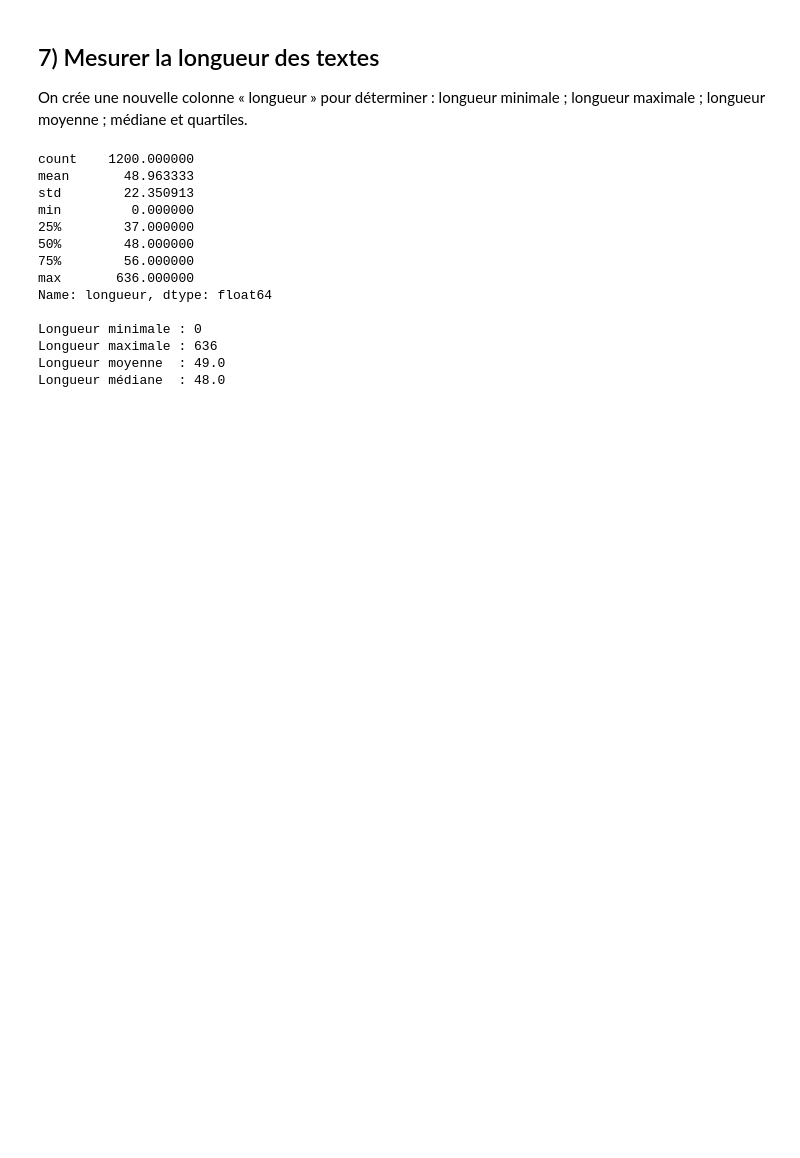
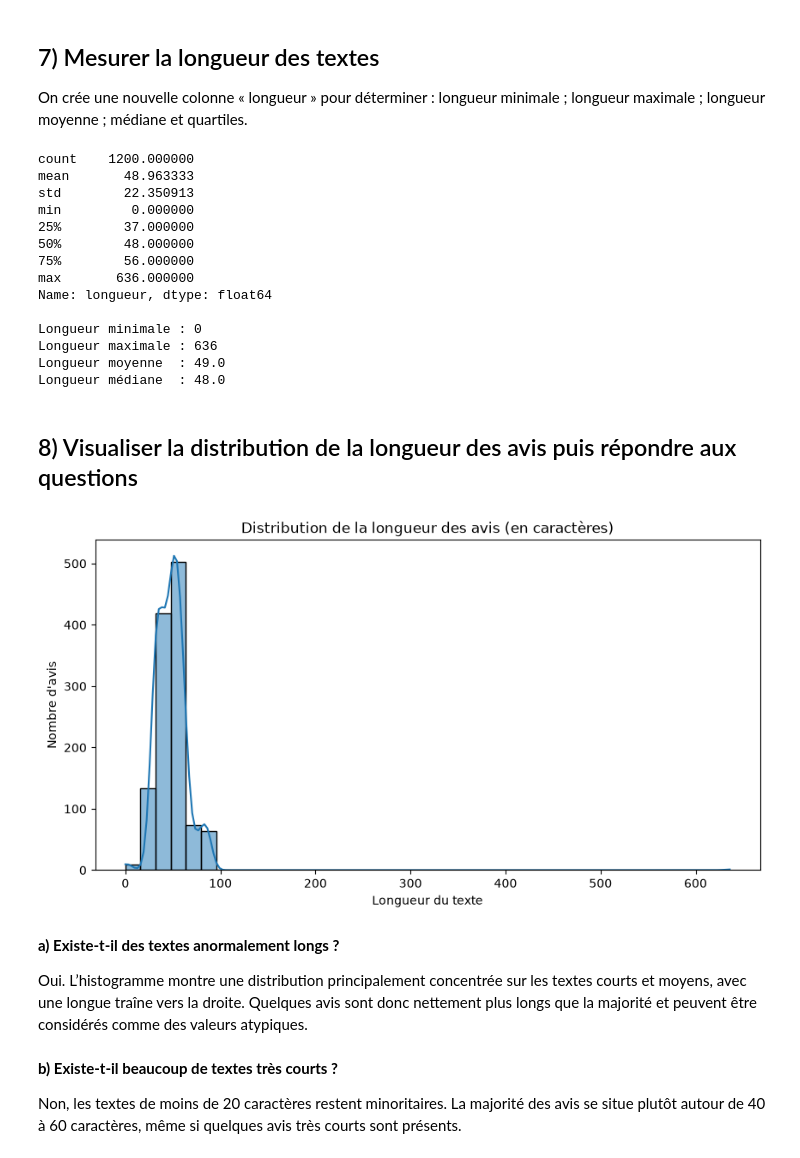
Before and after one commit to Damstat/atelier_prepa_donnees_textuelles, a Jupyter notebook: notebooks/atelier_prepa_donnees_textuelles.ipynb, the cells around one changed output. Saved outputs shown, nothing was run; the diff lists cells and outputs as text; code cells hidden in the pictures; blank space fills up the shorter version.

Commit message:
P1.8: Visualisation de la distribution des longueurs

```diff
--- a/notebooks/atelier_prepa_donnees_textuelles.ipynb
+++ b/notebooks/atelier_prepa_donnees_textuelles.ipynb
@@ -171,3 +172,22 @@ Longueur minimale : 0
 Longueur maximale : 636
 Longueur moyenne  : 49.0
 Longueur médiane  : 48.0
+# %% [markdown]
+## 8) Visualiser la distribution de la longueur des avis puis répondre aux questions
+# %%
+plt.figure(figsize=(10, 5))
+sns.histplot(df["longueur"], bins=40, kde=True)
+plt.title("Distribution de la longueur des avis (en caractères)")
+plt.xlabel("Longueur du texte")
+plt.ylabel("Nombre d'avis")
+plt.show()
+# %% [output]
+[figure, added]
+# %% [markdown]
+**a) Existe-t-il des textes anormalement longs ?**
+
+Oui. L’histogramme montre une distribution principalement concentrée sur les textes courts et moyens, avec une longue traîne vers la droite. Quelques avis sont donc nettement plus longs que la majorité et peuvent être considérés comme des valeurs atypiques.
+# %% [markdown]
+**b) Existe-t-il beaucoup de textes très courts ?**
+
+Non, les textes de moins de 20 caractères restent minoritaires. La majorité des avis se situe plutôt autour de 40 à 60 caractères, même si quelques avis très courts sont présents.
```
Also changed, not shown: parts of 1 cell of this notebook.
